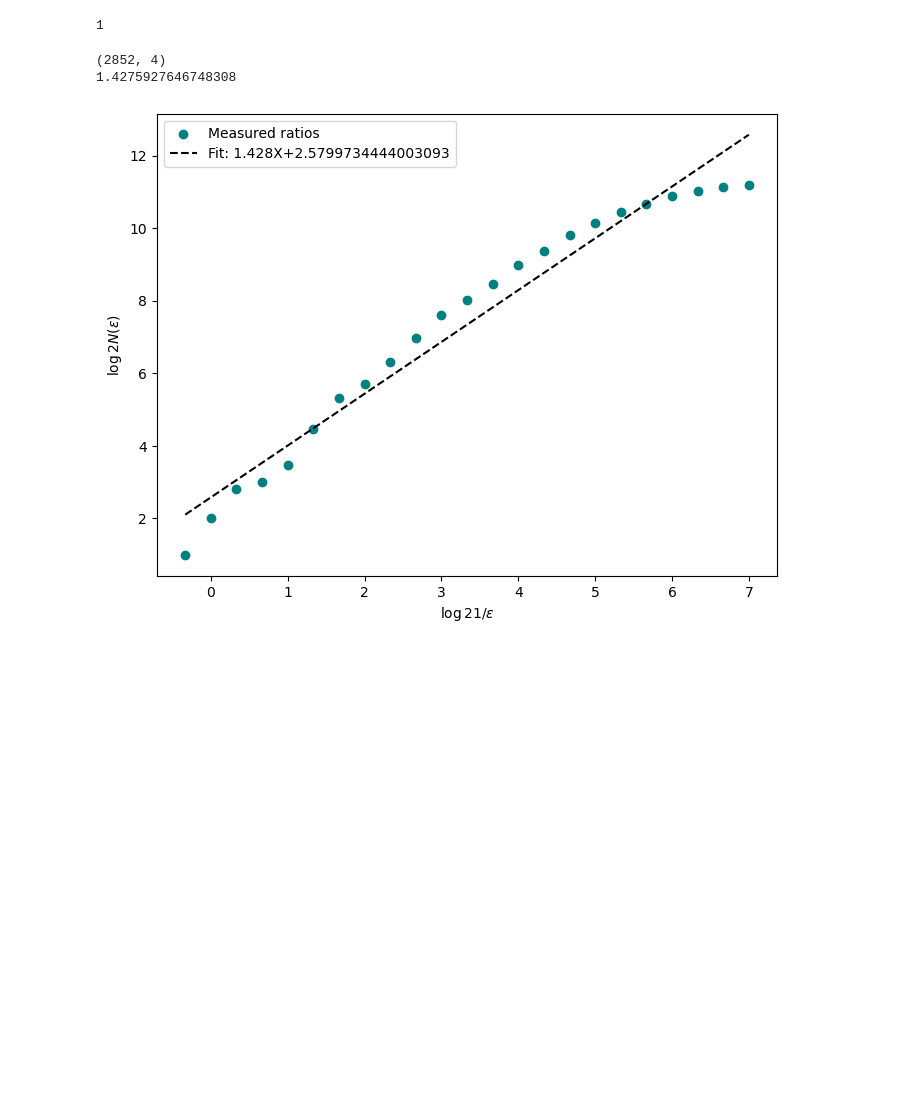
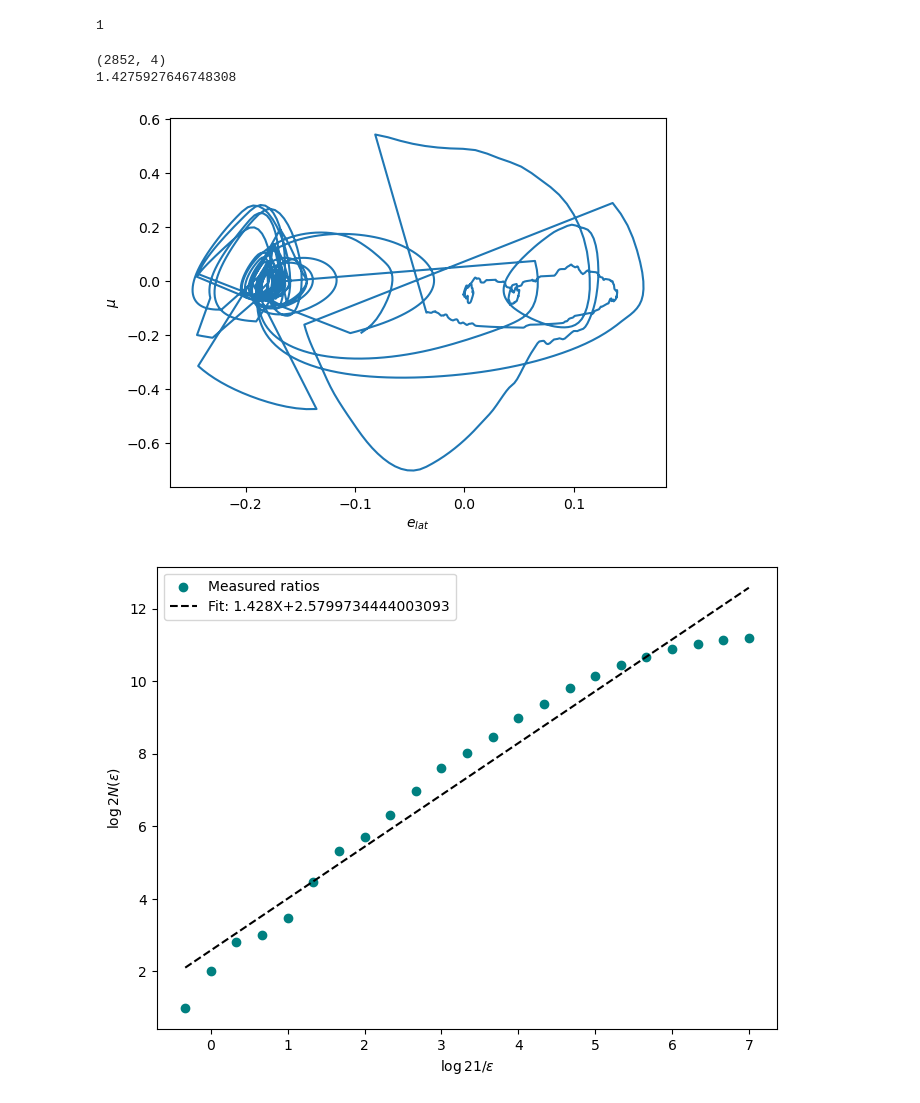
Before and after one commit to HuangYujun-JunkyTalent/DataDrivenSafetyFilter, a Jupyter notebook: DatasetAnalysis.ipynb, the cells around one changed output. Cells and saved outputs as stored; diff of their text form; code cells hidden in the pictures; blank space fills up the shorter version.

```diff
--- a/DatasetAnalysis.ipynb
+++ b/DatasetAnalysis.ipynb
@@ -127,19 +127,22 @@ dataset_list_to_analyse = dataset_list
 # %%
 lag_fractal = 1
 L_fractal = 0
 dataset_list_for_seg = dataset_list_to_analyse[-1][i_seg]
 H_uy_noised, _ = get_datasets_hankel_matrix(dataset_list_for_seg, lag=lag_fractal, L=L_fractal)
 locs = np.array(H_uy_noised[m:].T)
 print(locs.shape)
-# plt.plot(locs[:,0], locs[:,1])
+plt.plot(locs[:,0], locs[:,1])
+plt.xlabel(r'$e_{lat}$')
+plt.ylabel(r'$\mu$')
 
 region_min = np.min(locs, axis=0)
 region_max = np.max(locs, axis=0)
 
 d, log_N, log_inverse_size = fractal_dimension(locs=locs, region_min=region_min, region_max=region_max, max_box_size=1, min_box_size=-7, n_samples=25, n_offsets=30, plot=True)
 print(d)
 # %% [output]
 (2852, 4)
 1.4275927646748308
-[figure, old version]
+[figure, new version]
+[figure, added]
 # %%
```
Also changed, not shown: parts of 2 cells of this notebook, 3 other files.
